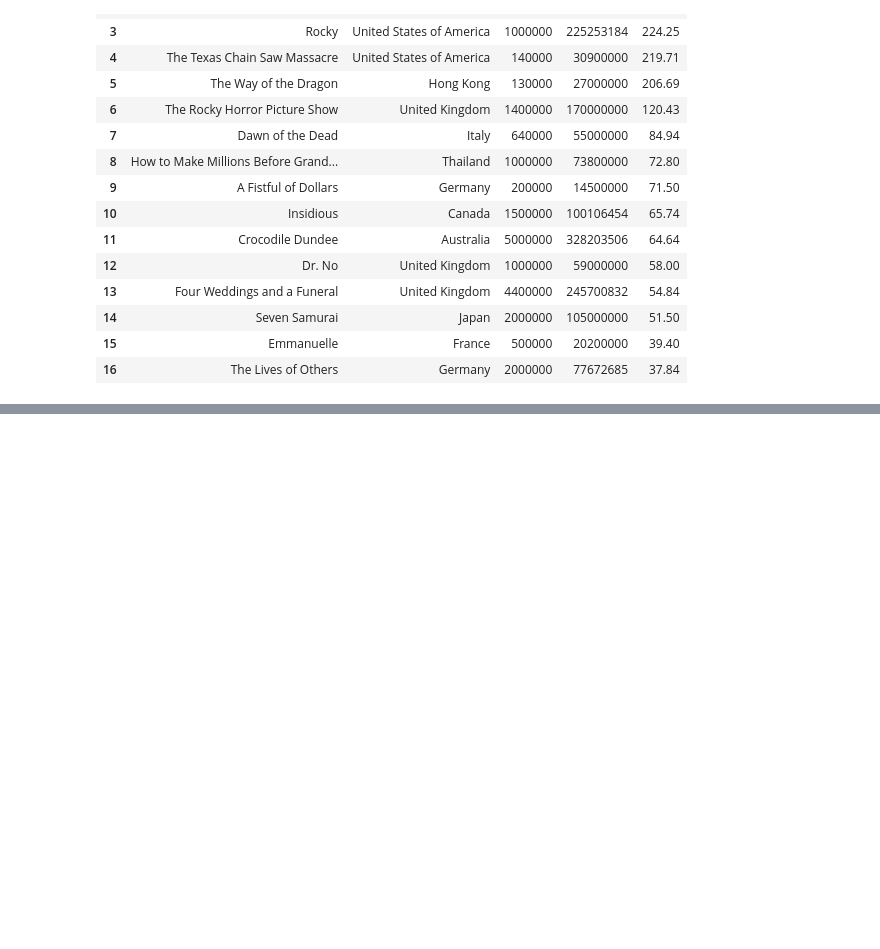
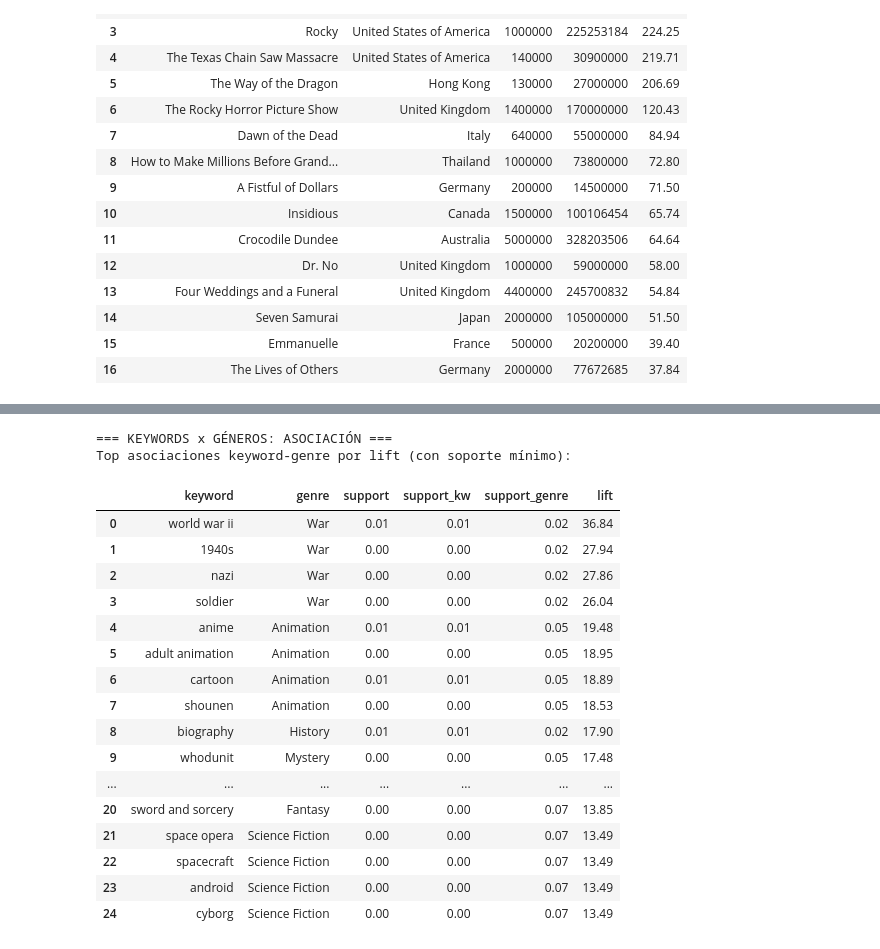
Before and after one commit to david-wis/filmining-scraper, a Jupyter notebook: notebooks/tp2.ipynb, the cells around one changed output, grey strips where cells are left out. Cells and saved outputs as stored; diff of their text form; code cells hidden in the pictures; blank space fills up the shorter version.

```diff
--- a/notebooks/tp2.ipynb
+++ b/notebooks/tp2.ipynb
@@ -977,0 +1070,65 @@ display(top_by_country[cols_show])
+# %%
+# 2) Asociación entre keywords y géneros
+print("=== KEYWORDS x GÉNEROS: ASOCIACIÓN ===")
+
+# Traer matrix película-género
+query_movie_genres = """
+SELECT mg.movie_id, g.name AS genre
+FROM movie_genres mg
+JOIN genres g ON g.id = mg.genre_id
+"""
+
+df_movie_genres = pd.read_sql(query_movie_genres, engine)
+
+# Unir en nivel película-keyword-genre
+kw_genre = (df_keywords.merge(df_movie_genres, on='movie_id', how='inner'))
+
+# Calcular métricas básicas de asociación: soporte, lift
+# soporte(keyword, genre) = P(keyword y genre)
+# lift = soporte(keyword, genre) / (soporte(keyword) * soporte(genre))
+
+n_movies = df_movies['id'].nunique()
+
+# soporte individual
+sup_kw = kw_genre[['movie_id', 'keyword']].drop_duplicates().groupby('keyword').size() / n_movies
+sup_gen = kw_genre[['movie_id', 'genre']].drop_duplicates().groupby('genre').size() / n_movies
+
+# soporte conjunto
+sup_kw_gen = (kw_genre[['movie_id', 'keyword', 'genre']]
+              .drop_duplicates()
+              .groupby(['keyword', 'genre']).size() / n_movies)
+
+assoc = sup_kw_gen.reset_index(name='support')
+assoc['support_kw'] = assoc['keyword'].map(sup_kw)
+assoc['support_genre'] = assoc['genre'].map(sup_gen)
+assoc['lift'] = assoc['support'] / (assoc['support_kw'] * assoc['support_genre'])
+
+# Mostrar Top pares por lift (con umbral mínimo de soporte para estabilidad)
+min_support = 0.002  # 0.2% del total de películas
+assoc_filtered = assoc[assoc['support'] >= min_support].copy()
+
+TopPairs = 25
+assoc_top = assoc_filtered.sort_values('lift', ascending=False).head(TopPairs)
+
+print("Top asociaciones keyword-genre por lift (con soporte mínimo):")
+assoc_top.reset_index(drop=True)
+# %% [output]
+=== KEYWORDS x GÉNEROS: ASOCIACIÓN ===
+Top asociaciones keyword-genre por lift (con soporte mínimo):
+|  | keyword | genre | support | support_kw | support_genre | lift |
+| 0 | world war ii | War | 0.01 | 0.01 | 0.02 | 36.84 |
+| 1 | 1940s | War | 0.00 | 0.00 | 0.02 | 27.94 |
+| 2 | nazi | War | 0.00 | 0.00 | 0.02 | 27.86 |
+| 3 | soldier | War | 0.00 | 0.00 | 0.02 | 26.04 |
+| 4 | anime | Animation | 0.01 | 0.01 | 0.05 | 19.48 |
+| 5 | adult animation | Animation | 0.00 | 0.00 | 0.05 | 18.95 |
+| 6 | cartoon | Animation | 0.01 | 0.01 | 0.05 | 18.89 |
+| 7 | shounen | Animation | 0.00 | 0.00 | 0.05 | 18.53 |
+| 8 | biography | History | 0.01 | 0.01 | 0.02 | 17.90 |
+| 9 | whodunit | Mystery | 0.00 | 0.00 | 0.05 | 17.48 |
+| ... | ... | ... | ... | ... | ... | ... |
+| 20 | sword and sorcery | Fantasy | 0.00 | 0.00 | 0.07 | 13.85 |
+| 21 | space opera | Science Fiction | 0.00 | 0.00 | 0.07 | 13.49 |
+| 22 | spacecraft | Science Fiction | 0.00 | 0.00 | 0.07 | 13.49 |
+| 23 | android | Science Fiction | 0.00 | 0.00 | 0.07 | 13.49 |
+| 24 | cyborg | Science Fiction | 0.00 | 0.00 | 0.07 | 13.49 |
```
Also changed, not shown: parts of 8 cells of this notebook.
